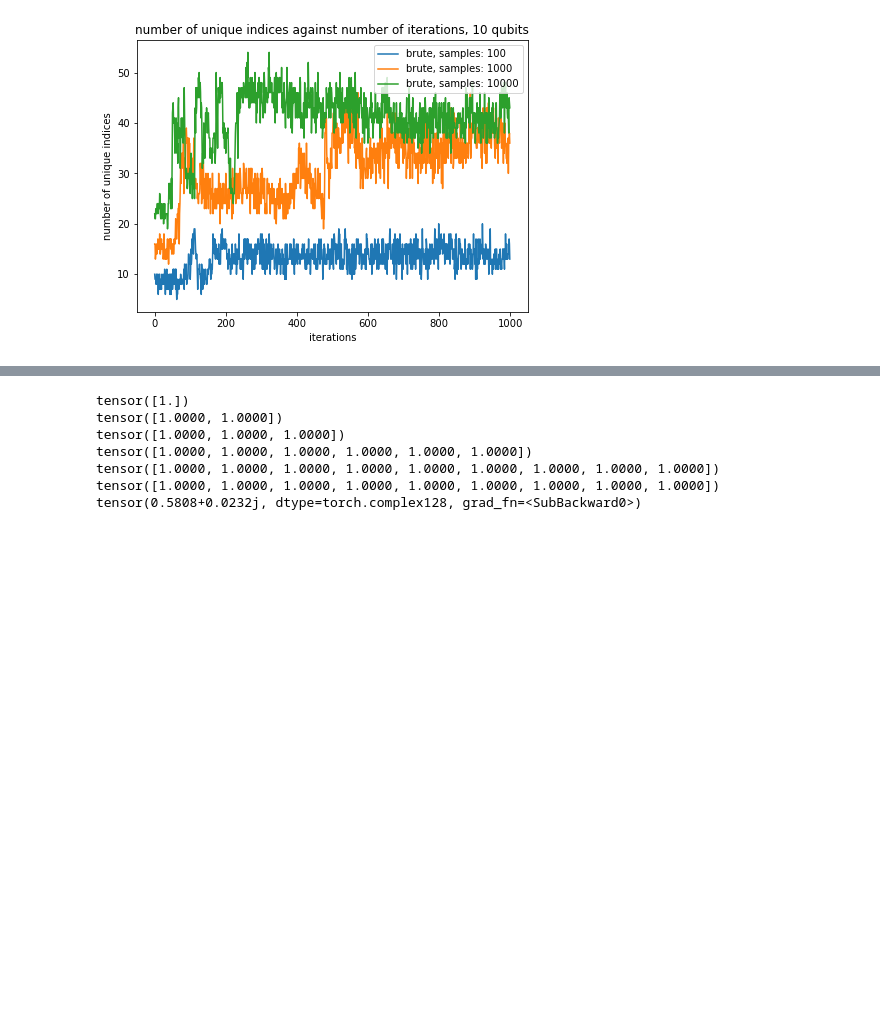
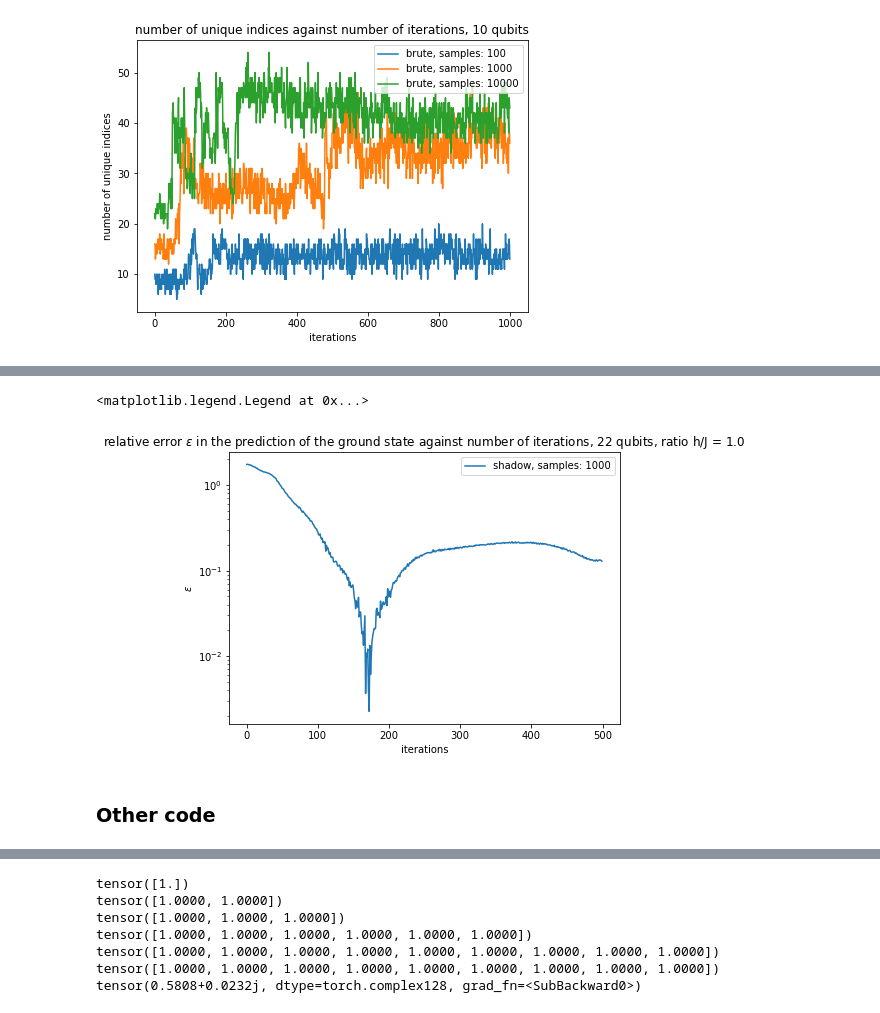
Before and after one commit to LennartBuerger/classical-shadows-for-1d-TFIM-energy-estimation, a Jupyter notebook: display_data/mps_display.ipynb, the cells around one changed output, grey strips where cells are left out. Drawn from its saved outputs; the diff is of its cells as text; code cells hidden in the pictures; blank space fills up the shorter version.

```diff
--- a/display_data/mps_display.ipynb
+++ b/display_data/mps_display.ipynb
@@ -302,7 +315,7 @@ param_vec = mps.to_param_vec()
 random_param_vec = pt.rand(param_vec.shape[0], dtype=pt.cdouble)
 # %%
 # doing gradient descent using shadows
-step_num = 500
+step_num = 1000
 lr = 0.01
 num_of_measurements = 2
 num_of_measurements_per_rot = np.array([500, 1000, 2000])
@@ -471,0 +487,21 @@ plt.legend()
+# %%
+# now we try to estimate the gradient with classical shadows
+#generate a random tensor list
+qubit_num = 22
+ratio_h_j = 1.0
+save_direc_eigs_max_qubit = Path('data/Diagonal_hamiltonian/eigenvalues_first_max_num_qubits.npy')
+energy_dict_max_qubit = np.load(save_direc_eigs_max_qubit, allow_pickle=True)
+energy_dict_max_qubit = energy_dict_max_qubit.item()
+energy_brute = energy_dict_max_qubit[str(1)]['open'][str(qubit_num)][str(ratio_h_j)][0]
+bond_dim = 80
+tensor_liste_rand = [pt.rand([1, 2, bond_dim], dtype=pt.cdouble)]
+for idx in range(qubit_num - 2):
+    tensor_liste_rand.append(pt.rand([bond_dim, 2, bond_dim], dtype=pt.cdouble))
+tensor_liste_rand.append(pt.rand([bond_dim, 2, 1], dtype=pt.cdouble))
+mps = MPS.from_tensor_list(tensor_liste_rand)
+mps.normalise()
+mps.orth_idx = 0
+mps.canonicalise(qubit_num - 1)
+param_vec = mps.to_param_vec()
+# we only needed this param vec to determine the size of the tensor
+random_param_vec = pt.rand(param_vec.shape[0], dtype=pt.cdouble)
@@ -472,3 +562,18 @@ plt.legend()
+# %%
+
+plt.figure(figsize=(7,5))
+for num in range(np.size(num_of_measurements_per_rot)):
+    plt.plot(np.arange(0, step_num), accuracy[num, :], label='shadow, samples: ' + str(num_of_measurements_per_rot[num]))
+plt.title('relative error $\epsilon$ in the prediction of the ground state against number of iterations, ' + str(qubit_num) + ' qubits, ratio h/J = ' + str(ratio_h_j) )
+plt.yscale('log')
+plt.xlabel('iterations')
+plt.ylabel('$\epsilon$')
+plt.legend()
+# %% [output]
+<matplotlib.legend.Legend at 0x...>
+[figure, added]
+# %% [markdown]
+### Other code
 # %%
 samples = pt.tensor([7, 2**4, 15, 3])
 coupling_mask = pt.tensor([31, 1])
```
Also changed, not shown: parts of 12 cells of this notebook, 2 other files.
